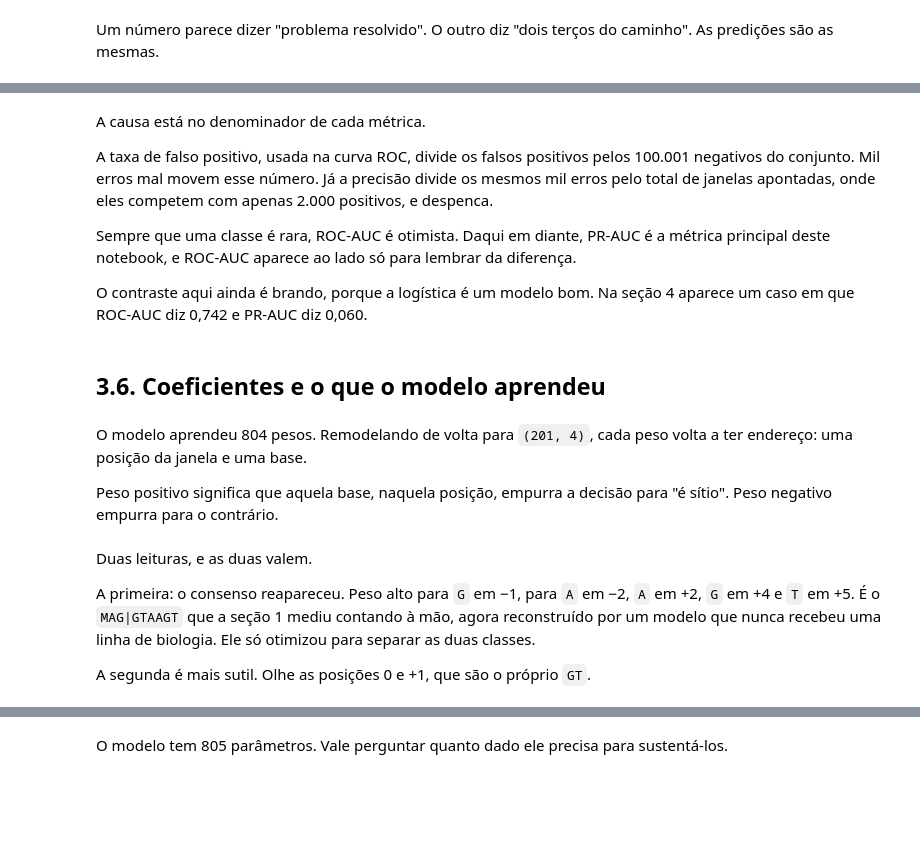
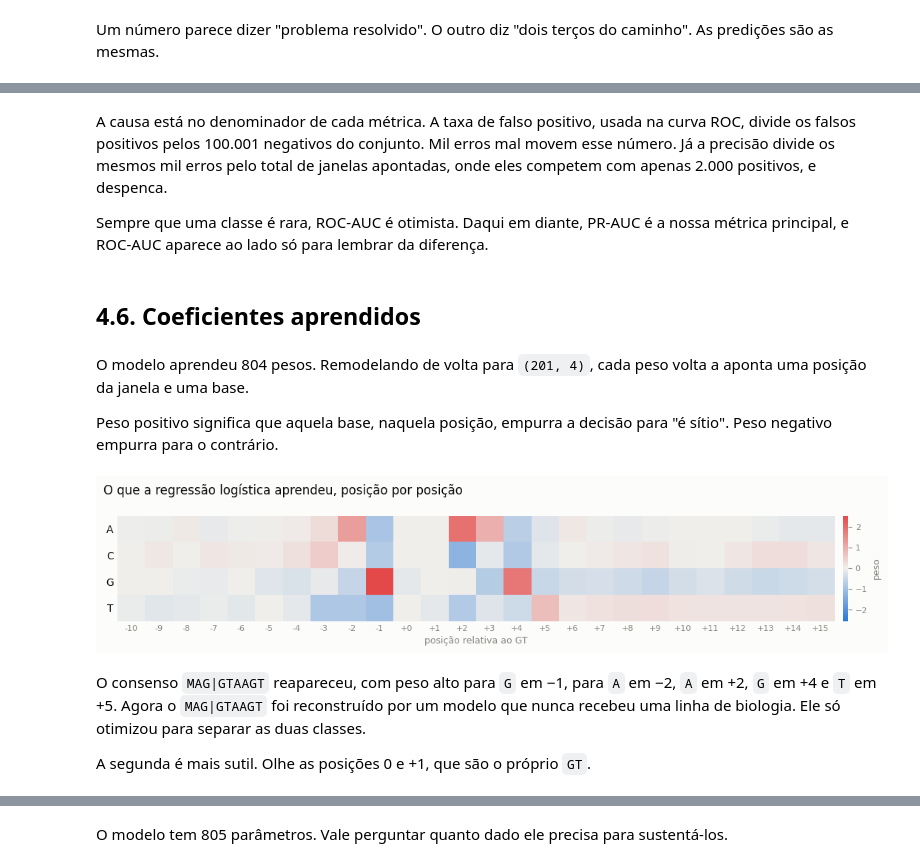
Before and after one commit to hellsdeur/gendl, a Jupyter notebook: gendl.ipynb, the cells around one changed output, grey strips where cells are left out. Cells and saved outputs as stored; diff of their text form; code cells hidden in the pictures; blank space fills up the shorter version.

```diff
--- a/gendl.ipynb
+++ b/gendl.ipynb
@@ -360,6 +510,8 @@ Os três conjuntos já vêm separados no arquivo. A divisão foi feita por cromo
 for nome in ("train", "val", "test"):
     rotulos = dados[f"y_{nome}"]
     positivos = int(rotulos.sum())
-    print(f"{nome:>6}: {br(len(rotulos)):>9} exemplos, "
-          f"{br(positivos):>6} positivos "
-          f"({br(positivos / len(rotulos) * 100, 2):>5}%)")
+    print(
+        f"{nome:>6}: {br(len(rotulos)):>9} exemplos, "
+        f"{br(positivos):>6} positivos "
+        f"({br(positivos / len(rotulos) * 100, 2):>5}%)"
+        )
@@ -656,15 +844,11 @@ plt.show()
 # %% [markdown]
-A causa está no denominador de cada métrica.
+A causa está no denominador de cada métrica. A taxa de falso positivo, usada na curva ROC, divide os falsos positivos pelos 100.001 negativos do conjunto. Mil erros mal movem esse número. Já a precisão divide os mesmos mil erros pelo total de janelas apontadas, onde eles competem com apenas 2.000 positivos, e despenca.
 
-A taxa de falso positivo, usada na curva ROC, divide os falsos positivos pelos 100.001 negativos do conjunto. Mil erros mal movem esse número. Já a precisão divide os mesmos mil erros pelo total de janelas apontadas, onde eles competem com apenas 2.000 positivos, e despenca.
-
-Sempre que uma classe é rara, ROC-AUC é otimista. Daqui em diante, PR-AUC é a métrica principal deste notebook, e ROC-AUC aparece ao lado só para lembrar da diferença.
-
-O contraste aqui ainda é brando, porque a logística é um modelo bom. Na seção 4 aparece um caso em que ROC-AUC diz 0,742 e PR-AUC diz 0,060.
+Sempre que uma classe é rara, ROC-AUC é otimista. Daqui em diante, PR-AUC é a nossa métrica principal, e ROC-AUC aparece ao lado só para lembrar da diferença.
 # %% [markdown]
-## 3.6. Coeficientes e o que o modelo aprendeu
+## 4.6. Coeficientes aprendidos
 # %% [markdown]
-O modelo aprendeu 804 pesos. Remodelando de volta para `(201, 4)`, cada peso volta a ter endereço: uma posição da janela e uma base.
+O modelo aprendeu 804 pesos. Remodelando de volta para `(201, 4)`, cada peso volta a aponta uma posição da janela e uma base.
 
 Peso positivo significa que aquela base, naquela posição, empurra a decisão para "é sítio". Peso negativo empurra para o contrário.
 # %%
@@ -673,43 +857,40 @@ from matplotlib.colors import LinearSegmentedColormap
 pesos = modelo.coef_[0].reshape(201, 4)
 
 # Recorte da região informativa, para o heatmap caber na tela.
 INICIO, FIM = POSICAO_DOADOR - 10, POSICAO_DOADOR + 16
 recorte = pesos[INICIO:FIM]
 posicoes = np.arange(INICIO, FIM) - POSICAO_DOADOR
 
 # Escala divergente: azul para peso negativo, vermelho para positivo, cinza no
 # zero. Os limites são simétricos para que o cinza caia exatamente em zero.
-DIVERGENTE = LinearSegmentedColormap.from_list(
-    "peso", ["#2a78d6", "#f0efec", "#e34948"])
+DIVERGENTE = LinearSegmentedColormap.from_list("peso", ["#2a78d6", "#f0efec", "#e34948"])
 limite = np.abs(recorte).max()
 
 figura, eixo = plt.subplots(figsize=(12, 2.4), facecolor=SUPERFICIE)
-imagem = eixo.imshow(recorte.T, cmap=DIVERGENTE, vmin=-limite, vmax=limite,
-                     aspect="auto")
+imagem = eixo.imshow(recorte.T, cmap=DIVERGENTE, vmin=-limite, vmax=limite, aspect="auto")
 
 eixo.set_yticks(range(4))
 eixo.set_yticklabels(list(BASES), fontsize=10, color=TINTA)
 eixo.set_xticks(range(len(posicoes)))
 eixo.set_xticklabels([f"{p:+d}" for p in posicoes], fontsize=8, color=MUTED)
 eixo.set_xlabel("posição relativa ao GT", fontsize=9, color=MUTED)
 eixo.tick_params(length=0)
 
 for lado in eixo.spines.values():
     lado.set_visible(False)
 
 barra = figura.colorbar(imagem, ax=eixo, pad=0.01)
 barra.set_label("peso", fontsize=9, color=MUTED)
 barra.ax.tick_params(colors=MUTED, labelsize=8)
 barra.outline.set_visible(False)
 
-figura.suptitle("O que a regressão logística aprendeu, posição por posição",
-                fontsize=12, color=TINTA, x=0.01, ha="left")
+figura.suptitle("O que a regressão logística aprendeu, posição por posição", fontsize=12, color=TINTA, x=0.01, ha="left")
 figura.tight_layout()
 plt.show()
+# %% [output]
+[figure, added]
 # %% [markdown]
-Duas leituras, e as duas valem.
-
-A primeira: o consenso reapareceu. Peso alto para `G` em −1, para `A` em −2, `A` em +2, `G` em +4 e `T` em +5. É o `MAG|GTAAGT` que a seção 1 mediu contando à mão, agora reconstruído por um modelo que nunca recebeu uma linha de biologia. Ele só otimizou para separar as duas classes.
+O consenso `MAG|GTAAGT` reapareceu, com peso alto para `G` em −1, para `A` em −2, `A` em +2, `G` em +4 e `T` em +5. Agora o `MAG|GTAAGT` foi reconstruído por um modelo que nunca recebeu uma linha de biologia. Ele só otimizou para separar as duas classes.
 
 A segunda é mais sutil. Olhe as posições 0 e +1, que são o próprio `GT`.
 # %%
```
Also changed, not shown: parts of 167 cells of this notebook, 10 other files.
